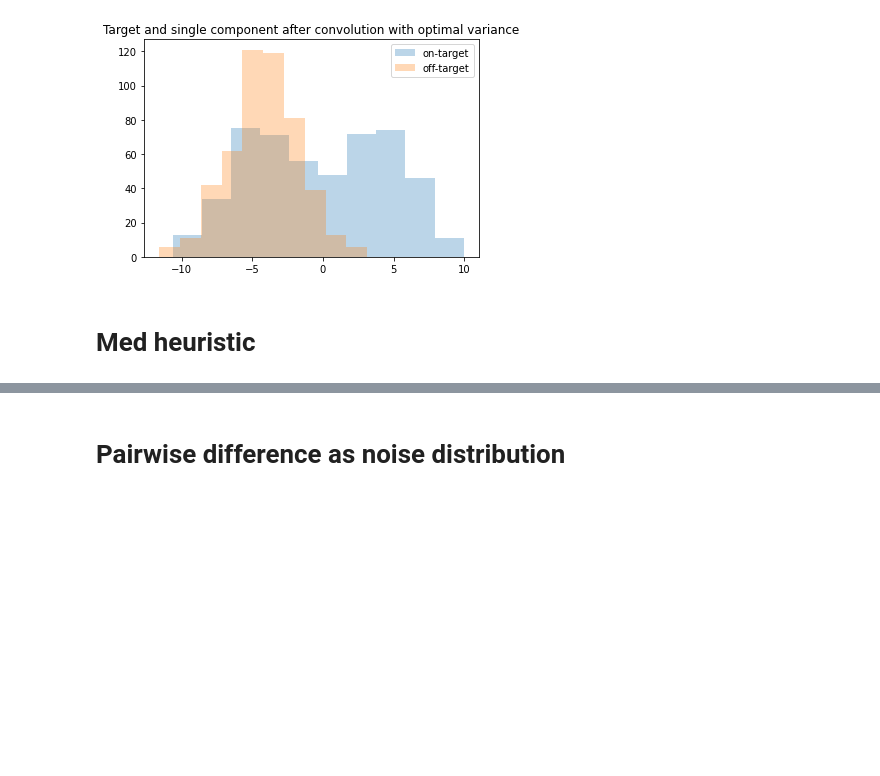
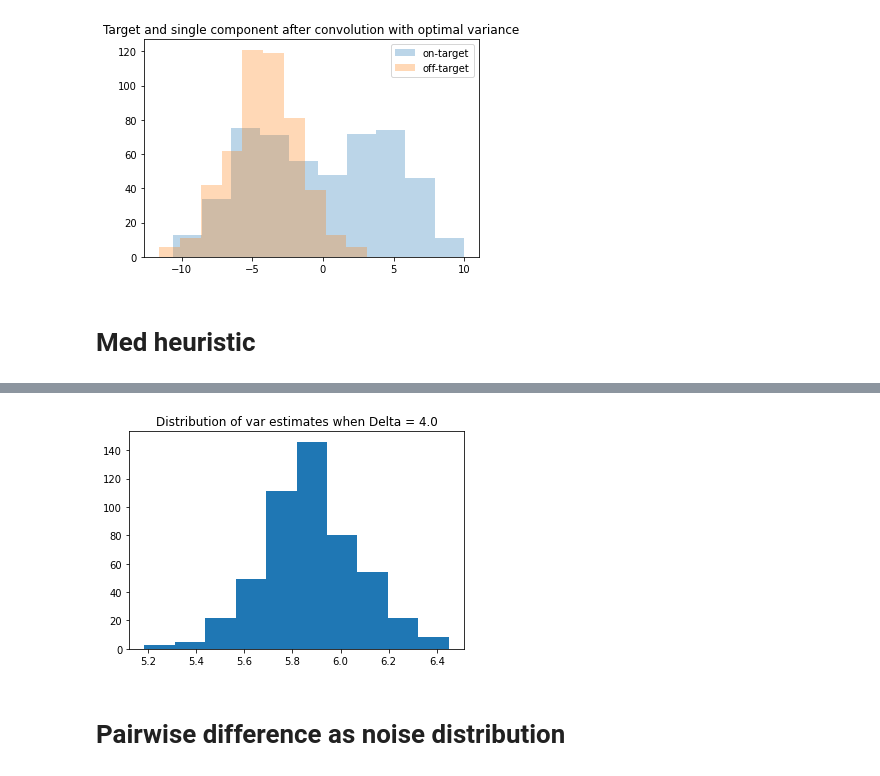
Before and after one commit to XingLLiu/u-stat-high-dim, a Jupyter notebook: find_noise.ipynb, the cells around one changed output, grey strips where cells are left out. Saved outputs shown, nothing was run; the diff lists cells and outputs as text; code cells hidden in the pictures; blank space fills up the shorter version.

Commit message:
add med heuristic as a way to pick noise var

```diff
--- a/find_noise.ipynb
+++ b/find_noise.ipynb
@@ -87,3 +90,18 @@ _ = plt.title("Target and single component after convolution with estimated vari
+# %%
+# analyze robustness
+med_ls = []
+nrep = 500
+for _ in trange(nrep):
+    target = create_mixture_gaussian(dim=dim, delta=delta)
+    samples = target.sample(500)
+    l2norm_mat = l2norm(samples, tf.identity(samples))
+    med_val = median_heuristic(l2norm_mat).numpy() / dim
+    med_ls.append(med_val)
+# %%
+_ = plt.hist(med_ls)
+_ = plt.title(f"Distribution of var estimates when Delta = {delta}")
+# %% [output]
+[figure, added]
 # %% [markdown]
 # Pairwise difference as noise distribution
 # %%
```
Also changed, not shown: parts of 3 cells of this notebook, 3 other files.
